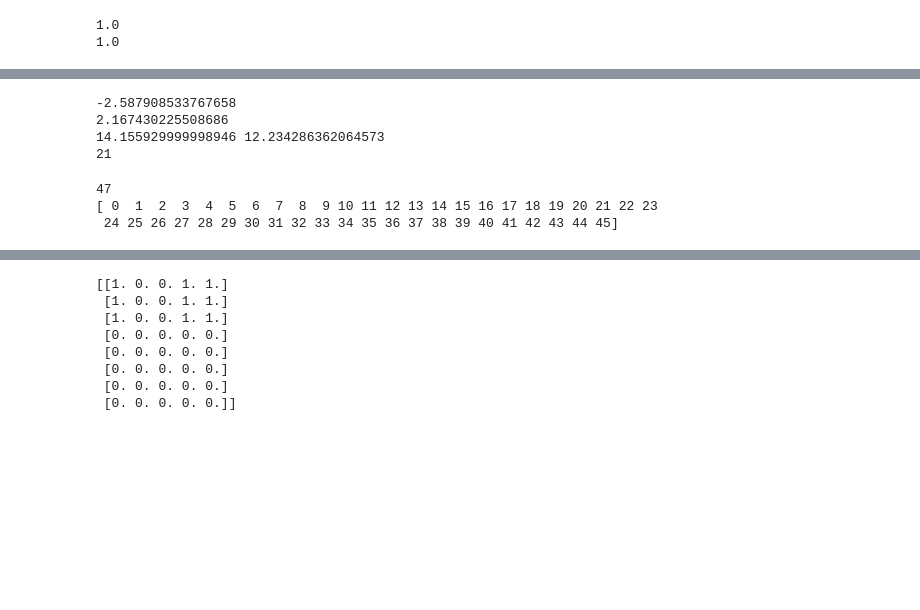
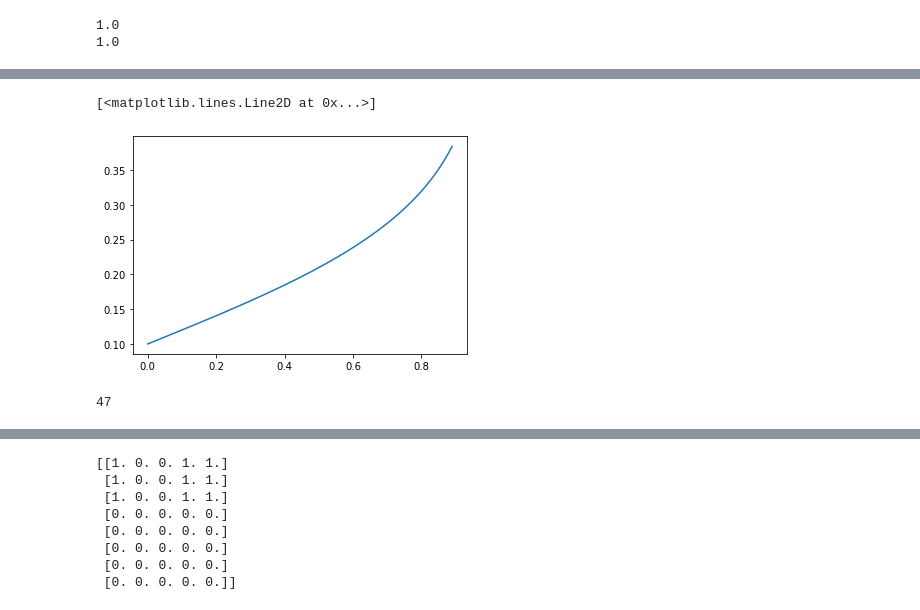
Before and after one commit to yichiz97/High-Effort-Crowds, a Jupyter notebook: Payment_efficiency/Exps_threshold_final.ipynb, the cells around one changed output, grey strips where cells are left out. Cells and saved outputs as stored; diff of their text form; code cells hidden in the pictures; blank space fills up the shorter version.

```diff
--- a/Payment_efficiency/Exps_threshold_final.ipynb
+++ b/Payment_efficiency/Exps_threshold_final.ipynb
@@ -610,3 +797,9 @@ print(cost_2(eff,alpha)*T/np.sum(si))
+# %%
+alpha = 0.1
+plt.plot(np.arange(0,0.9,0.01), cost_2(np.arange(0,0.9,0.01),alpha))
+# %% [output]
+[<matplotlib.lines.Line2D at 0x...>]
+[figure, added]
 # %%
 
 w = np.array([0.2, 0.25, 0.25, 0.15, 0.15])
@@ -746,39 +939,26 @@ for h, eff in enumerate(Efforts):
                 print('utility_diff, 10%, tvd ', Utility_diff_step[h,i,k])
             elif i == 3 and k == 0:
                 print('utility_diff, 70%, tvd ', Utility_diff_step[h,i,k])
-# %%
-print(Utility_d_step[0,4,40,0] - cost_2(Efforts[40], 5))
-print(rho*np.square(cost_2(Efforts[40], 5) - 0.1))
-print(Payment_d_step[0,4,40,0],Utility_d_step[0,4,40,0])
-print(n)
-# %% [output]
--2.587908533767658
-2.167430225508686
-14.155929999998946 12.234286362064573
-21
 # %%
-Utility_cost_diff_step = np.zeros((len(Efforts),len(Thresholds_fraction),5))
-c1 = cost_2(Efforts, 5)
-c2 = cost_2(Efforts+de, 5)
+Utility_cost_diff_step = np.zeros((len(Efforts),len(Thresholds_fraction),5,len(Rho)))
+c1 = cost_2(Efforts, alpha)
+c2 = cost_2(Efforts+de, alpha)
 for i in range(len(Thresholds_fraction)):
-    for k in [0,3,4]:
-        Utility_cost_diff_step[:,i,k] = Payment_diff_step[:,i,k] - (c2-c1)
+    for k in range(5):
+        for j in range(len(Rho)):
+            Utility_cost_diff_step[:,i,k,j] = Utility_diff_step[:,i,k,j] - (c2-c1)
 
-Utility_cost_diff_linear = np.zeros((len(Efforts),5))
-c1 = cost_2(Efforts, 5)
-c2 = cost_2(Efforts+de, 5)
-for k in [0,3,4]:
-    Utility_cost_diff_linear[:,k] = Payment_diff_linear[:,k] - (c2-c1)
+Utility_cost_diff_linear = np.zeros((len(Efforts),5,len(Rho)))
+for k in range(5):
+    for j in range(len(Rho)):
+        Utility_cost_diff_linear[:,k,j] = Utility_diff_linear[:,k,j] - (c2-c1)
 
-Utility_cost_diff_vs = np.zeros((len(Efforts),5))
-c1 = cost_2(Efforts, 5)
-c2 = cost_2(Efforts+de, 5)
-for k in [0,3,4]:
-    Utility_cost_diff_vs[:,k] = Payment_diff_vs[:,k] - (c2-c1)
+Utility_cost_diff_vs = np.zeros((len(Efforts),5,len(Rho)))
+for k in range(5):
+    for j in range(len(Rho)):
+        Utility_cost_diff_vs[:,k,j] = Utility_diff_vs[:,k,j] - (c2-c1)
 
 print(len(Utility_cost_diff_vs[:,0]))
-print(np.where(np.isnan(Utility_diff_step[:,j,k]) == False)[0])
+# print(np.where(np.isnan(Utility_diff_step[:,j,k]) == False)[0])
 # %% [output]
 47
-[ 0  1  2  3  4  5  6  7  8  9 10 11 12 13 14 15 16 17 18 19 20 21 22 23
- 24 25 26 27 28 29 30 31 32 33 34 35 36 37 38 39 40 41 42 43 44 45]
```
Also changed, not shown: parts of 13 cells of this notebook.
